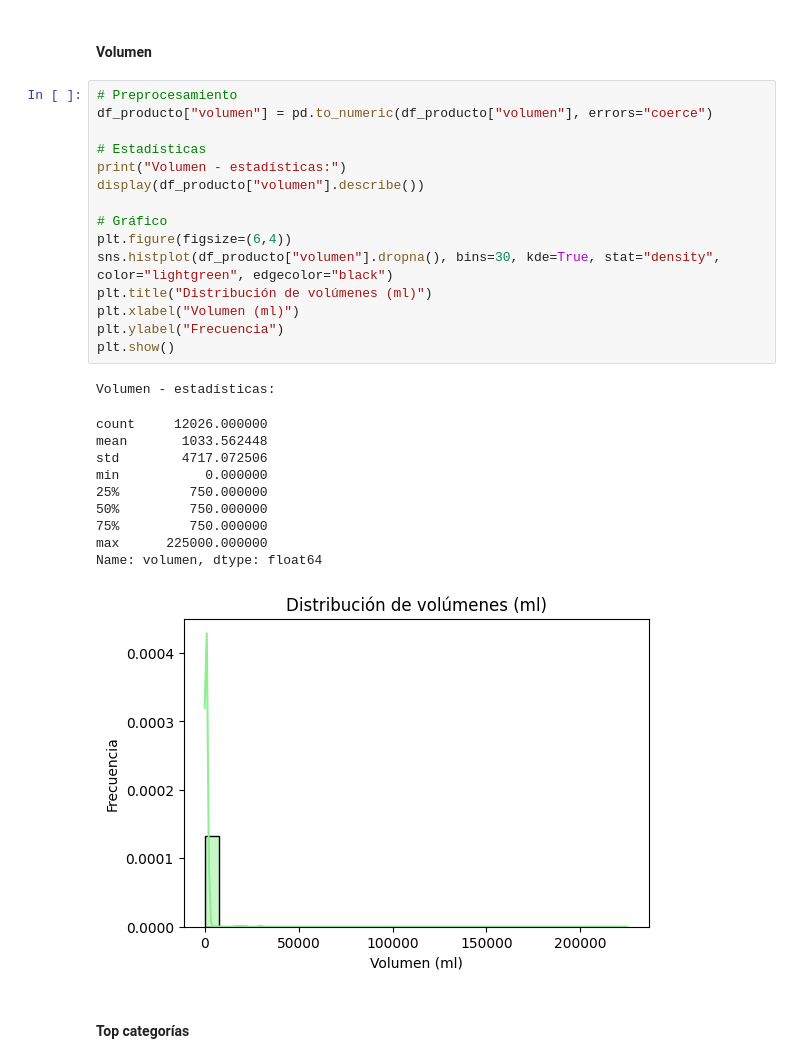
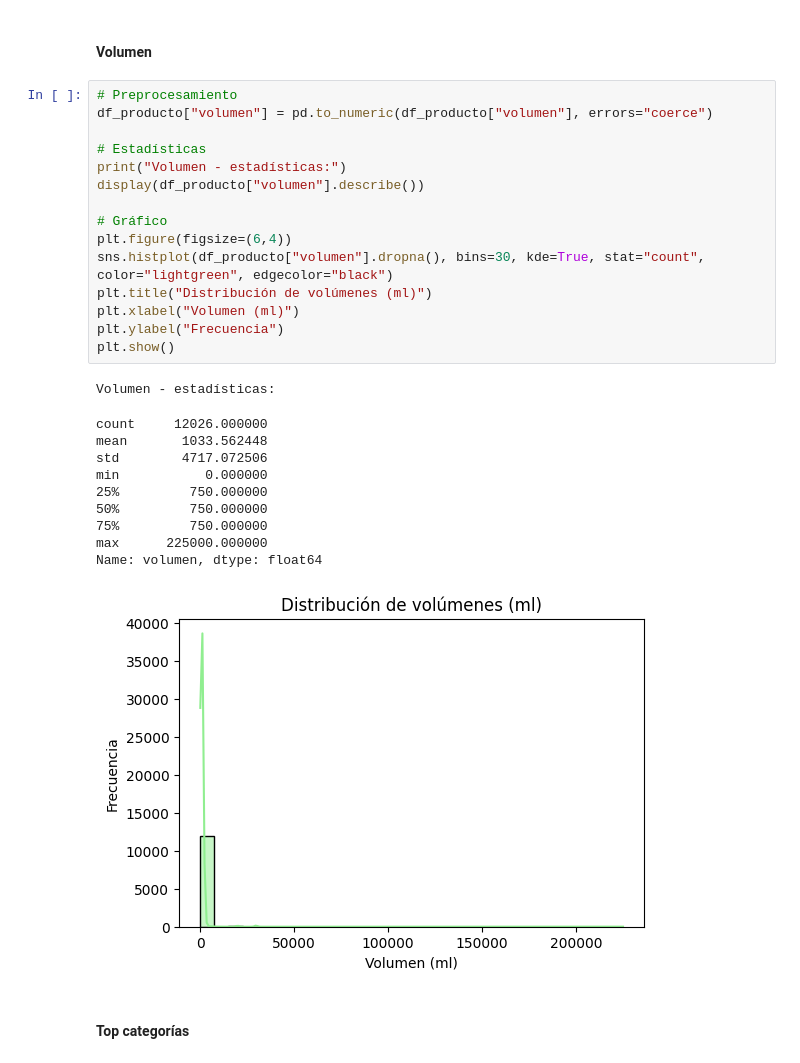
Before and after one commit to LeivaDiego/MLOps-Lab2, a Jupyter notebook: data_understanding.ipynb, the cells around one changed output. Saved outputs shown, nothing was run; the diff lists cells and outputs as text.

Commit message:
Fix: Distribution plots using density instead of count

```diff
--- a/data_understanding.ipynb
+++ b/data_understanding.ipynb
@@ -446,30 +446,30 @@ Name: precio, dtype: float64
 # %%
 # Preprocesamiento
 df_producto["volumen"] = pd.to_numeric(df_producto["volumen"], errors="coerce")
 
 # Estadísticas
 print("Volumen - estadísticas:")
 display(df_producto["volumen"].describe())
 
 # Gráfico
 plt.figure(figsize=(6,4))
-sns.histplot(df_producto["volumen"].dropna(), bins=30, kde=True, stat="density", color="lightgreen", edgecolor="black")
+sns.histplot(df_producto["volumen"].dropna(), bins=30, kde=True, stat="count", color="lightgreen", edgecolor="black")
 plt.title("Distribución de volúmenes (ml)")
 plt.xlabel("Volumen (ml)")
 plt.ylabel("Frecuencia")
 plt.show()
 # %% [output]
 Volumen - estadísticas:
 count     12026.000000
 mean       1033.562448
 std        4717.072506
 min           0.000000
 25%         750.000000
 50%         750.000000
 75%         750.000000
 max      225000.000000
 Name: volumen, dtype: float64
-[figure, old version]
+[figure, new version]
 # %% [markdown]
 #### Top categorías
 # %%
```
Also changed, not shown: parts of 3 cells of this notebook.
